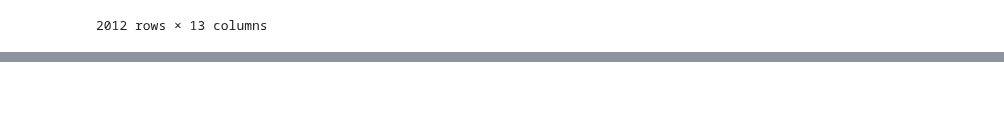
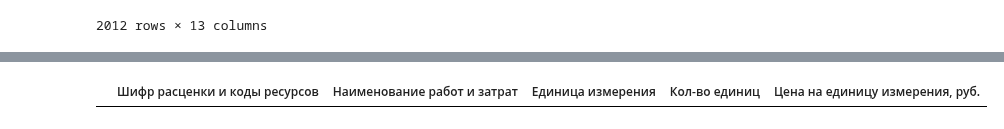
Before and after one commit to stefkong1982/netology.ru, a Jupyter notebook: кс2.ipynb, the cells around one changed output, grey strips where cells are left out. Cells and saved outputs as stored; diff of their text form; code cells hidden in the pictures; blank space fills up the shorter version.

```diff
--- a/кс2.ipynb
+++ b/кс2.ipynb
@@ -349,0 +381,4 @@ df_filtered_final
+# %%
+filter_by_codes(["т01-01-01-043методические рекомендации Минстроя России №519/ пр от 04 09 2019", 'Счет-фактура № ФМ9532 от 26 марта 2020 г.', 'Сч.факт. № КА-1350 от 22.05.2020г'])
+# %% [output]
+|  | Шифр расценки и коды ресурсов | Наименование работ и затрат | Единица измерения | Кол-во единиц | Цена на единицу измерения, руб. |
```
Also changed, not shown: parts of 14 cells of this notebook.
